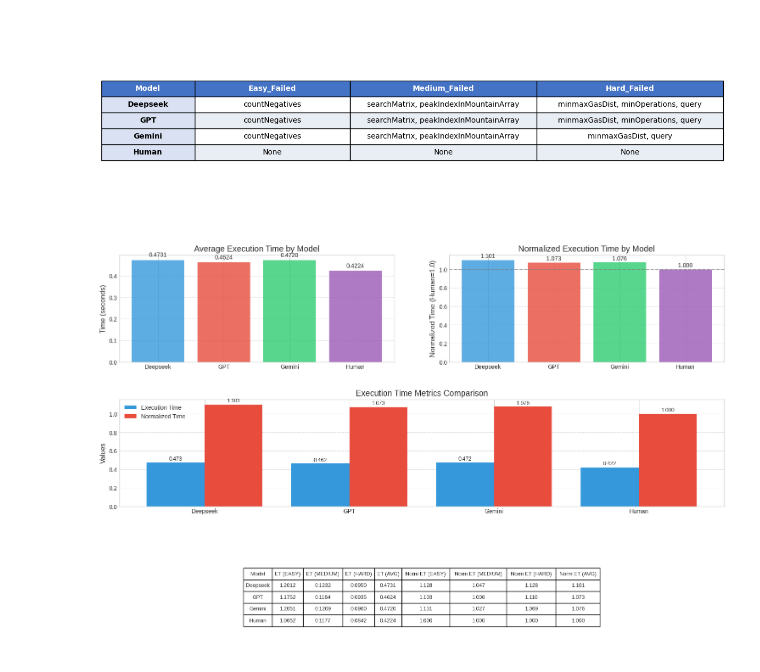
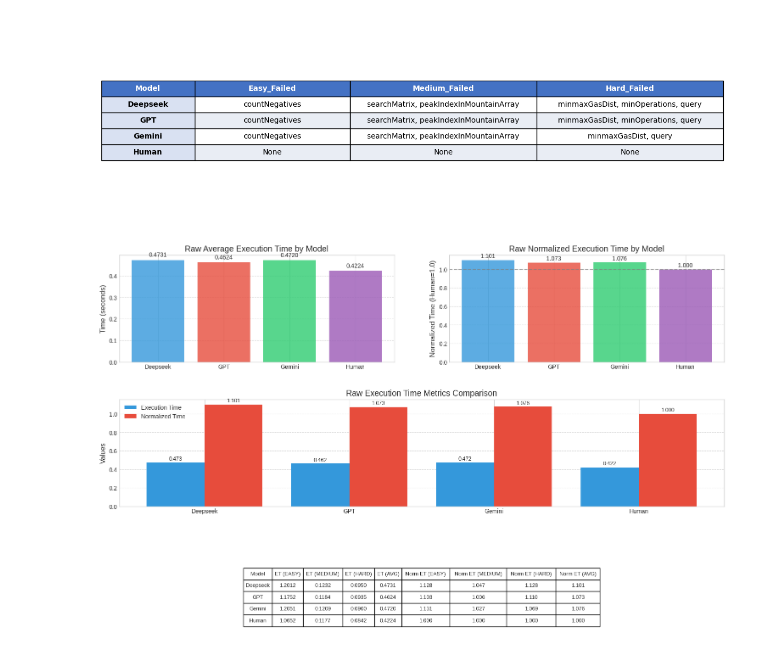
Before and after one commit to Hop-Le133884/comparing_llms_and_human_codes, a Jupyter notebook: benchmark_charts.ipynb, the cells around one changed output. Drawn from its saved outputs; the diff is of its cells as text; code cells hidden in the pictures.

```diff
--- a/benchmark_charts.ipynb
+++ b/benchmark_charts.ipynb
@@ -724,7 +1054,7 @@ for i, model in enumerate(avg_df['Model']):
                  color=model_colors[model], alpha=0.8)
     bars1.append(bar)
 
-ax1.set_title('Average Execution Time by Model', fontsize=14)
+ax1.set_title('Raw Average Execution Time by Model', fontsize=14)
 ax1.set_ylabel('Time (seconds)', fontsize=12)
 ax1.set_xticks(range(len(avg_df)))
 ax1.set_xticklabels(avg_df['Model'])
@@ -743,7 +1073,7 @@ for i, model in enumerate(avg_df['Model']):
                  color=model_colors[model], alpha=0.8)
     bars2.append(bar)
 
-ax2.set_title('Normalized Execution Time by Model', fontsize=14)
+ax2.set_title('Raw Normalized Execution Time by Model', fontsize=14)
 ax2.set_ylabel('Normalized Time (Human=1.0)', fontsize=12)
 ax2.set_xticks(range(len(avg_df)))
 ax2.set_xticklabels(avg_df['Model'])
@@ -764,7 +1094,7 @@ width = 0.4
 bar1 = ax3.bar(x - width/2, avg_df['Execution_Time'], width, label='Execution Time', color='#3498db')
 bar2 = ax3.bar(x + width/2, avg_df['Normalized_Time'], width, label='Normalized Time', color='#e74c3c')
 
-ax3.set_title('Execution Time Metrics Comparison', fontsize=14)
+ax3.set_title('Raw Execution Time Metrics Comparison', fontsize=14)
 ax3.set_ylabel('Values', fontsize=12)
 ax3.set_xticks(x)
 ax3.set_xticklabels(avg_df['Model'])
@@ -816,31 +1146,31 @@ for model in models:
     table_data.append(model_row)
 
 # Column headers
 col_labels = ['Model']
 for diff in difficulties:
     col_labels.append(f'ET ({diff})')
 for diff in difficulties:
     col_labels.append(f'Norm ET ({diff})')
 
 # Create the table
 table = ax4.table(
     cellText=table_data,
     colLabels=col_labels,
     loc='center',
     cellLoc='center'
 )
 
 # Style the table
 table.auto_set_font_size(False)
 table.set_fontsize(9)
 table.scale(1, 1.5)
 table.auto_set_column_width(col=list(range(len(col_labels))))
 
 plt.tight_layout()
 plt.subplots_adjust(hspace=0.4, wspace=0.2)
 
 # Save the figure
 plt.savefig('et_comparison_simple.png', dpi=120, bbox_inches='tight')
 plt.show()
 # %% [output]
-[figure, old version]
+[figure, new version]
```
Also changed, not shown: parts of 9 cells of this notebook, 15 other files.
